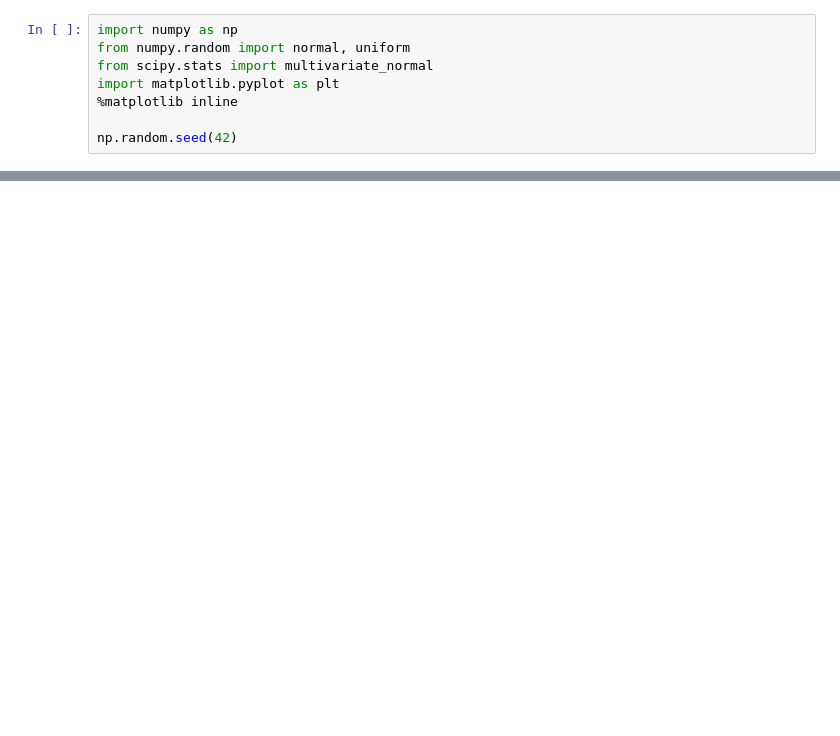
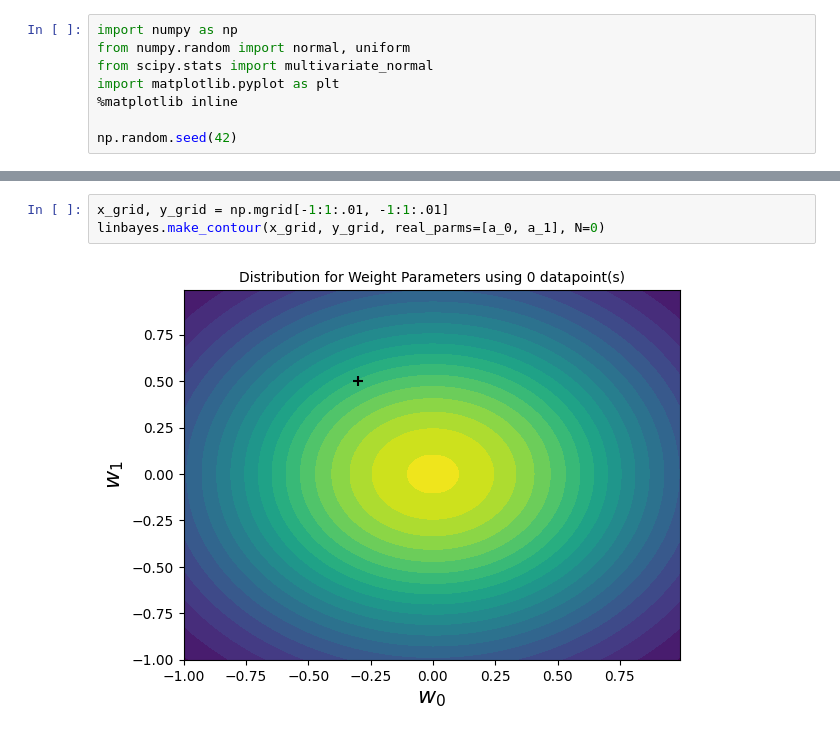
Before and after one commit to lizocf/bayesian-ece-474, a Jupyter notebook: 2-linear-regression/bayes-lin-reg.ipynb, the cells around one changed output, grey strips where cells are left out. Drawn from its saved outputs; the diff is of its cells as text; blank space fills up the shorter version.

```diff
--- a/2-linear-regression/bayes-lin-reg.ipynb
+++ b/2-linear-regression/bayes-lin-reg.ipynb
@@ -143,0 +212,5 @@ class LinearBayes(object):
+# %%
+x_grid, y_grid = np.mgrid[-1:1:.01, -1:1:.01]
+linbayes.make_contour(x_grid, y_grid, real_parms=[a_0, a_1], N=0)
+# %% [output]
+[figure, added]
```
Also changed, not shown: parts of 12 cells of this notebook, 2 other files.
